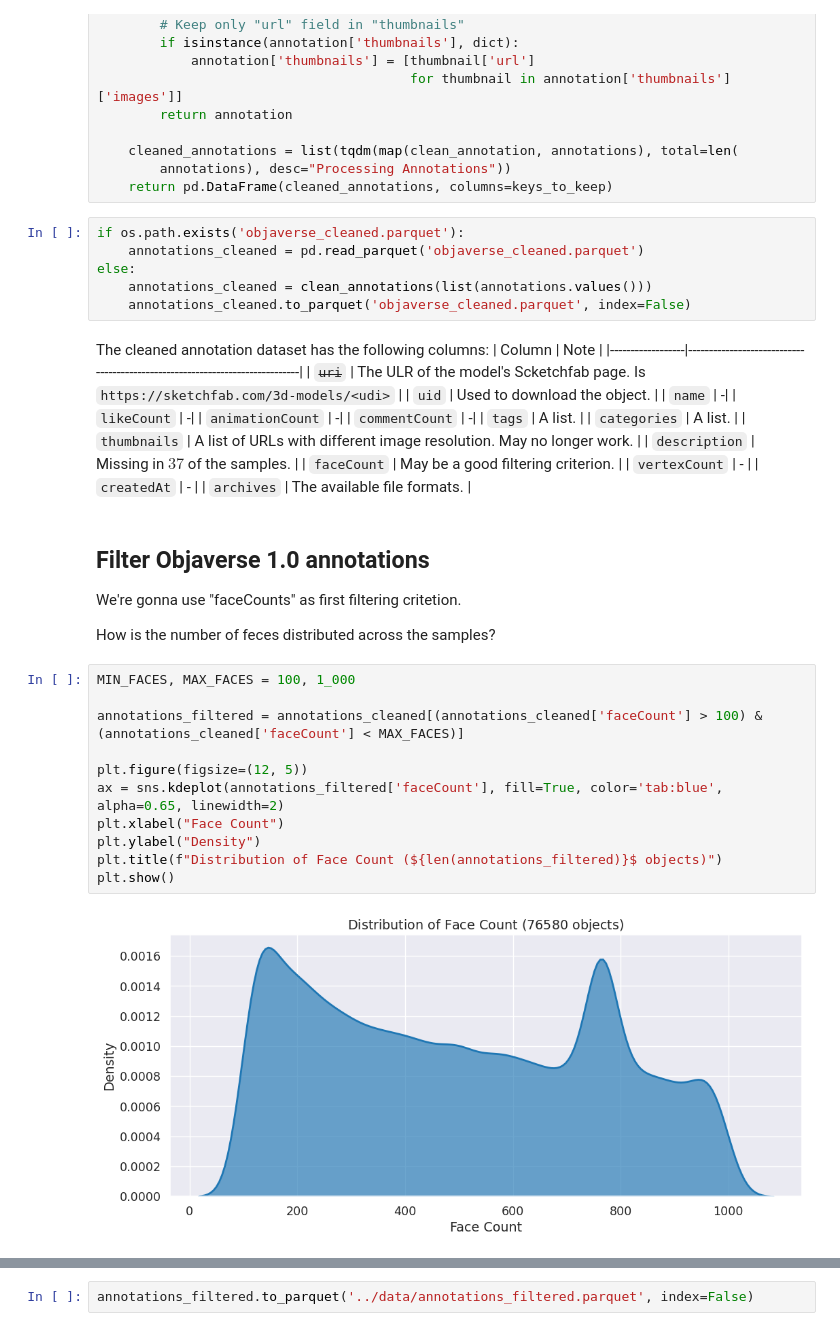
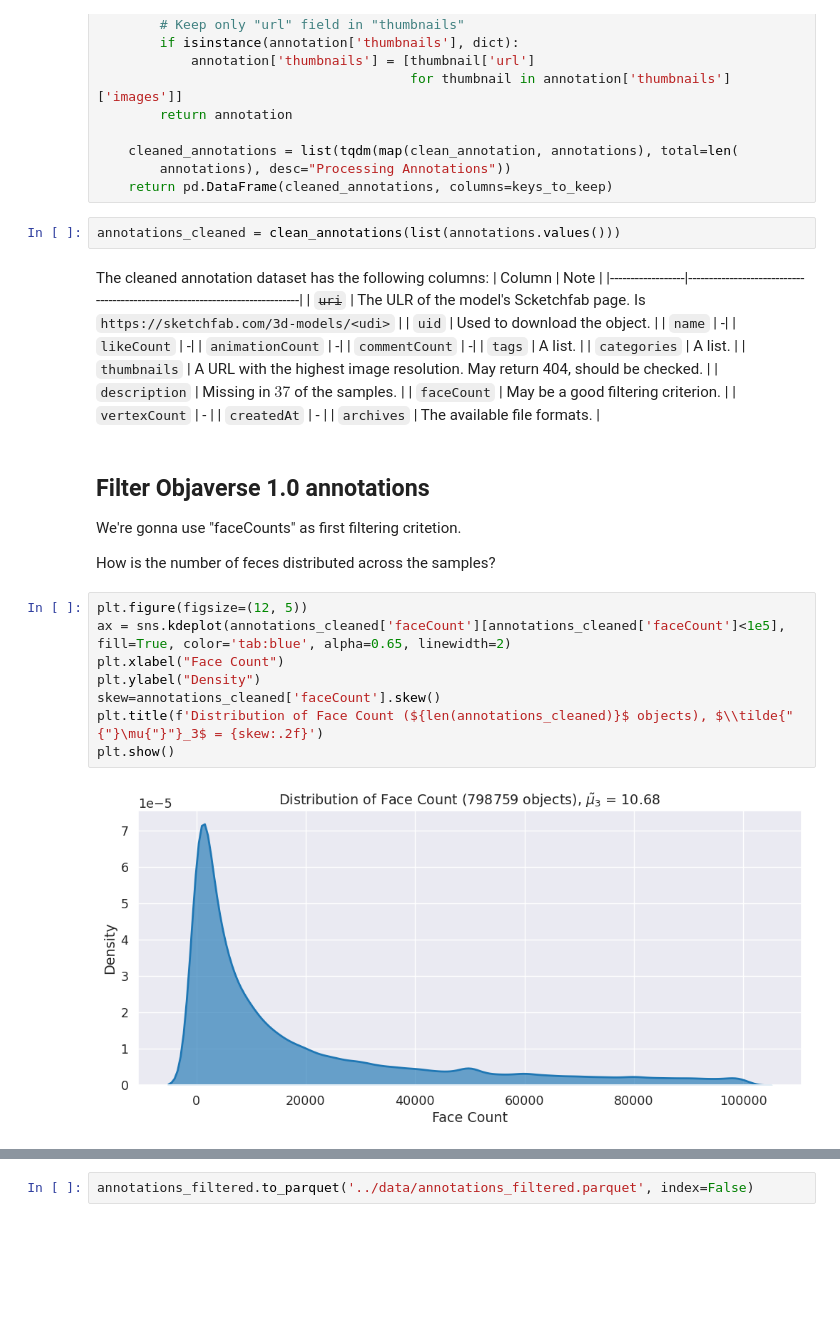
Before and after one commit to MrPio/Texture-Anything, a Jupyter notebook: 1-annotations/1.1-Filter_Annotations.ipynb, the cells around one changed output, grey strips where cells are left out. Drawn from its saved outputs; the diff is of its cells as text; blank space fills up the shorter version.

```diff
--- a/1-annotations/1.1-Filter_Annotations.ipynb
+++ b/1-annotations/1.1-Filter_Annotations.ipynb
@@ -66,11 +68,7 @@ def clean_annotations(annotations: dict[str, any]) -> pd.DataFrame:
         annotations), desc="Processing Annotations"))
     return pd.DataFrame(cleaned_annotations, columns=keys_to_keep)
 # %%
-if os.path.exists('objaverse_cleaned.parquet'):
-    annotations_cleaned = pd.read_parquet('objaverse_cleaned.parquet')
-else:
-    annotations_cleaned = clean_annotations(list(annotations.values()))
-    annotations_cleaned.to_parquet('objaverse_cleaned.parquet', index=False)
+annotations_cleaned = clean_annotations(list(annotations.values()))
 # %% [markdown]
 The cleaned annotation dataset has the following columns:
 | Column           | Note                                                                 |
@@ -83,7 +81,7 @@ The cleaned annotation dataset has the following columns:
 | `commentCount`   | -|
 | `tags`           | A list.                                 |
 | `categories`     | A list.                                |
-| `thumbnails`     | A list of URLs with different image resolution. May no longer work.                          |
+| `thumbnails`     | A URL with the highest image resolution. May return 404, should be checked.                          |
 | `description`    | Missing in $37%$ of the samples.                                     |
 | `faceCount`      | May be a good filtering criterion.                   |
 | `vertexCount`    | -                           |
@@ -95,15 +93,12 @@ We're gonna use "faceCounts" as first filtering critetion.
 
 How is the number of feces distributed across the samples?
 # %%
-MIN_FACES, MAX_FACES = 100, 1_000
-
-annotations_filtered = annotations_cleaned[(annotations_cleaned['faceCount'] > 100) & (annotations_cleaned['faceCount'] < MAX_FACES)]
-
 plt.figure(figsize=(12, 5))
-ax = sns.kdeplot(annotations_filtered['faceCount'], fill=True, color='tab:blue', alpha=0.65, linewidth=2)
+ax = sns.kdeplot(annotations_cleaned['faceCount'][annotations_cleaned['faceCount']<1e5], fill=True, color='tab:blue', alpha=0.65, linewidth=2)
 plt.xlabel("Face Count")
 plt.ylabel("Density")
-plt.title(f"Distribution of Face Count (${len(annotations_filtered)}$ objects)")
+skew=annotations_cleaned['faceCount'].skew()
+plt.title(f'Distribution of Face Count (${len(annotations_cleaned)}$ objects), $\\tilde{"{"}\mu{"}"}_3$ = {skew:.2f}')
 plt.show()
 # %% [output]
-[figure, old version]
+[figure, new version]
```
Also changed, not shown: parts of 3 cells of this notebook, 1 other file.
